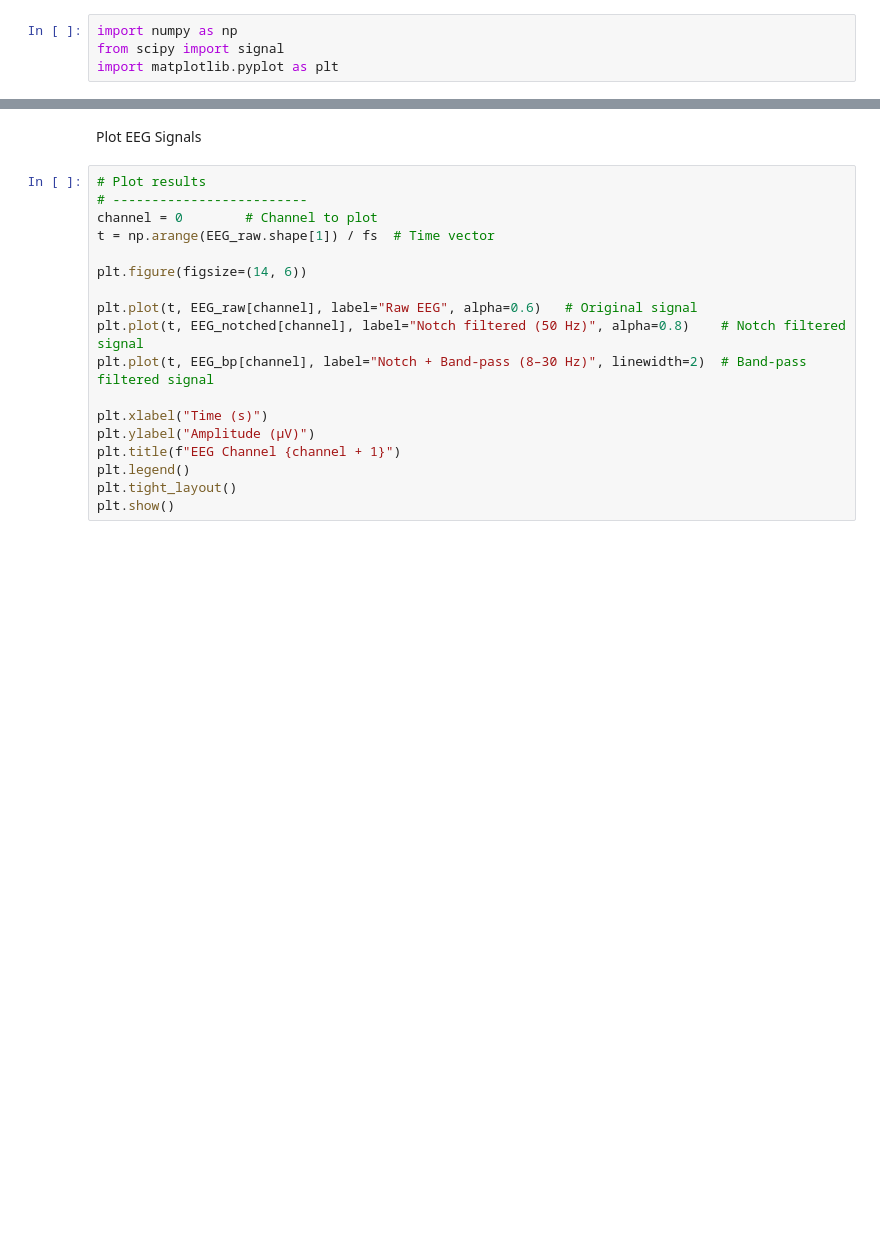
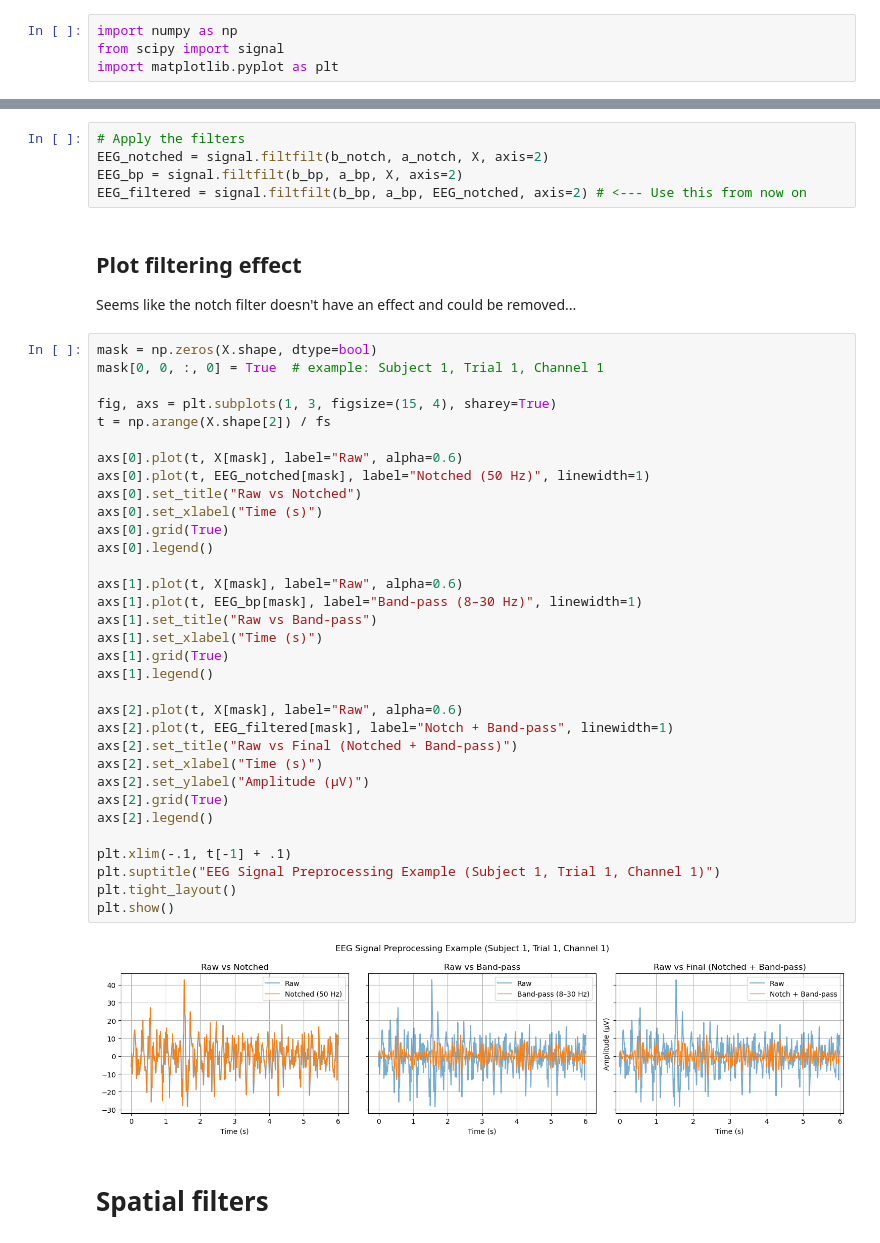
Before and after one commit to BalducciFrancesco/22053-Motor-Imagery-Miniproject, a Jupyter notebook: preprocessing.ipynb, the cells around one changed output, grey strips where cells are left out. Drawn from its saved outputs; the diff is of its cells as text; blank space fills up the shorter version.

Commit message:
static filtering

```diff
--- a/preprocessing.ipynb
+++ b/preprocessing.ipynb
@@ -57,20 +76,45 @@ EEG_bp = signal.filtfilt(b_bp, a_bp, EEG_notched, axis=1) # Apply filter along t
+# %%
+# Apply the filters
+EEG_notched = signal.filtfilt(b_notch, a_notch, X, axis=2)
+EEG_bp = signal.filtfilt(b_bp, a_bp, X, axis=2)
+EEG_filtered = signal.filtfilt(b_bp, a_bp, EEG_notched, axis=2) # <--- Use this from now on
 # %% [markdown]
-Plot EEG Signals
+## Plot filtering effect
+Seems like the notch filter doesn't have an effect and could be removed...
 # %%
-# Plot results
-# -------------------------
-channel = 0        # Channel to plot
-t = np.arange(EEG_raw.shape[1]) / fs  # Time vector
+mask = np.zeros(X.shape, dtype=bool)
+mask[0, 0, :, 0] = True  # example: Subject 1, Trial 1, Channel 1
 
-plt.figure(figsize=(14, 6))
+fig, axs = plt.subplots(1, 3, figsize=(15, 4), sharey=True)
+t = np.arange(X.shape[2]) / fs
 
-plt.plot(t, EEG_raw[channel], label="Raw EEG", alpha=0.6)   # Original signal
-plt.plot(t, EEG_notched[channel], label="Notch filtered (50 Hz)", alpha=0.8)    # Notch filtered signal
-plt.plot(t, EEG_bp[channel], label="Notch + Band-pass (8–30 Hz)", linewidth=2)  # Band-pass filtered signal
+axs[0].plot(t, X[mask], label="Raw", alpha=0.6)
+axs[0].plot(t, EEG_notched[mask], label="Notched (50 Hz)", linewidth=1)
+axs[0].set_title("Raw vs Notched")
+axs[0].set_xlabel("Time (s)")
+axs[0].grid(True)
+axs[0].legend()
 
-plt.xlabel("Time (s)")
-plt.ylabel("Amplitude (µV)")
-plt.title(f"EEG Channel {channel + 1}")
-plt.legend()
+axs[1].plot(t, X[mask], label="Raw", alpha=0.6)
+axs[1].plot(t, EEG_bp[mask], label="Band-pass (8–30 Hz)", linewidth=1)
+axs[1].set_title("Raw vs Band-pass")
+axs[1].set_xlabel("Time (s)")
+axs[1].grid(True)
+axs[1].legend()
+
+axs[2].plot(t, X[mask], label="Raw", alpha=0.6)
+axs[2].plot(t, EEG_filtered[mask], label="Notch + Band-pass", linewidth=1)
+axs[2].set_title("Raw vs Final (Notched + Band-pass)")
+axs[2].set_xlabel("Time (s)")
+axs[2].set_ylabel("Amplitude (µV)")
+axs[2].grid(True)
+axs[2].legend()
+
+plt.xlim(-.1, t[-1] + .1)
+plt.suptitle("EEG Signal Preprocessing Example (Subject 1, Trial 1, Channel 1)")
 plt.tight_layout()
 plt.show()
+# %% [output]
+[figure, added]
+# %% [markdown]
+# Spatial filters
```
Also changed, not shown: parts of 10 cells of this notebook, 1 other file.
